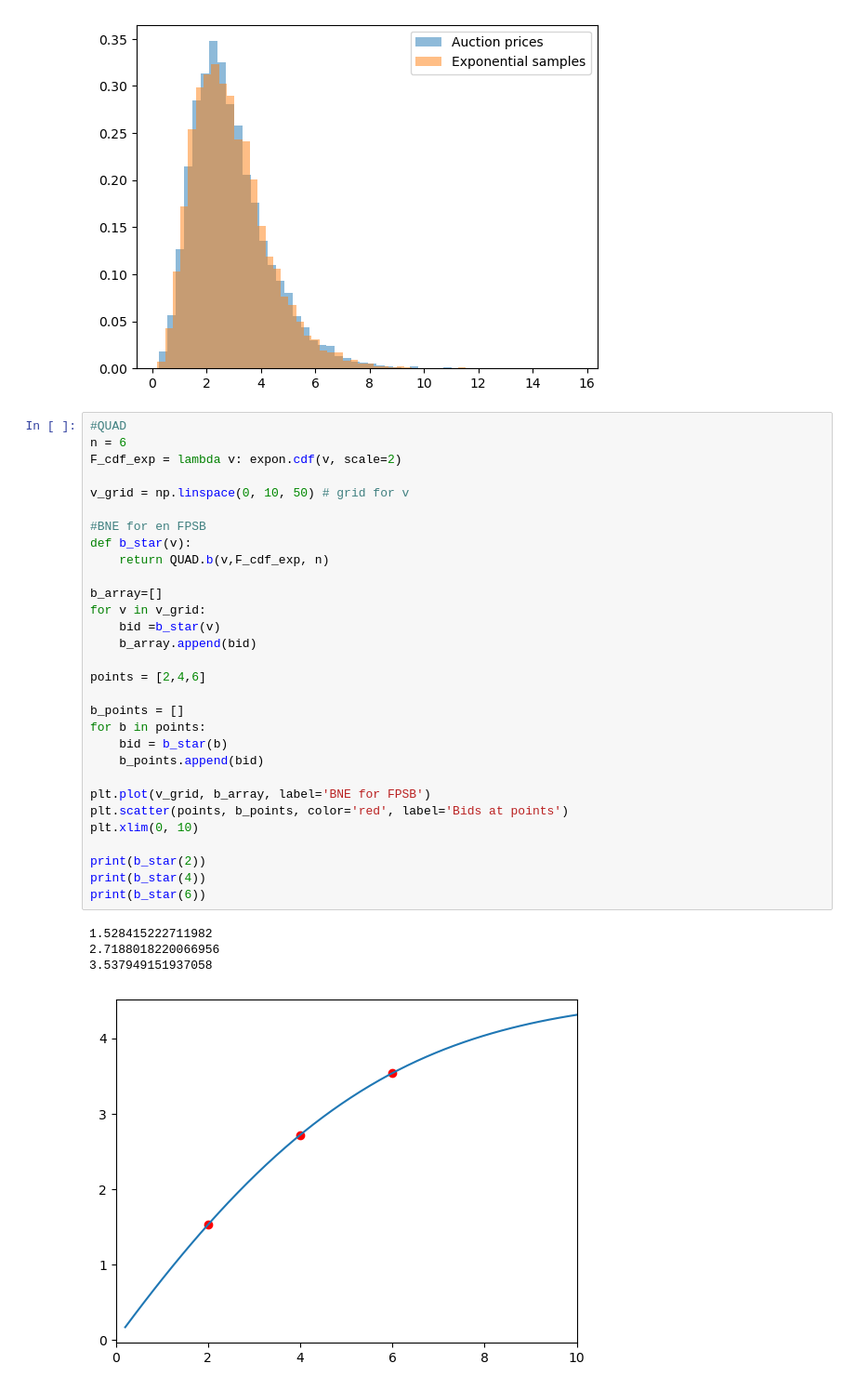
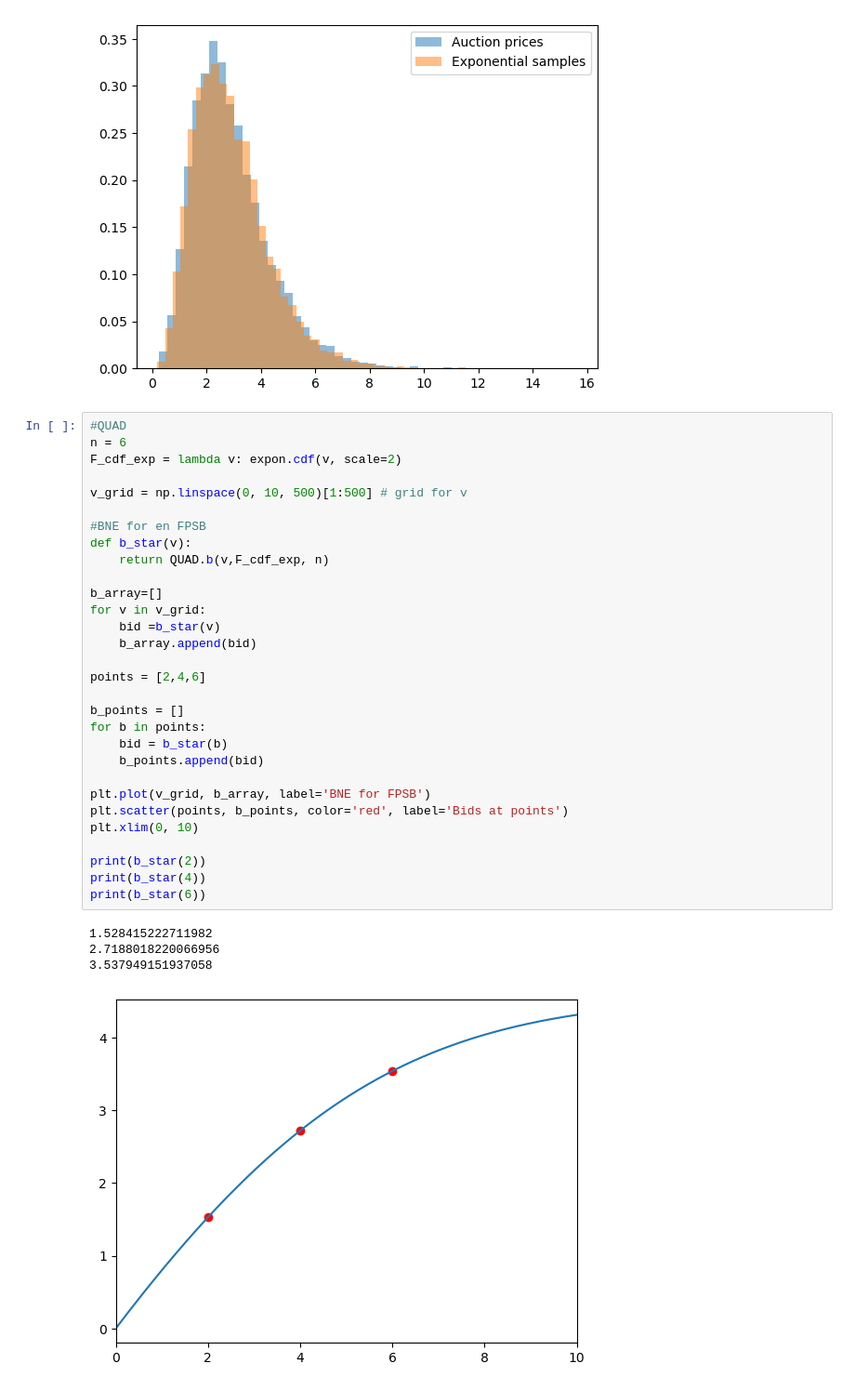
Before and after one commit to jaco477a/Eksamens-opgaver, a Jupyter notebook: Kode/2022/opg4.ipynb, the cells around one changed output. Shown at 93% size. Cells and saved outputs as stored; diff of their text form.

```diff
--- a/Kode/2022/opg4.ipynb
+++ b/Kode/2022/opg4.ipynb
@@ -48,36 +48,36 @@ plt.legend(['Auction prices', 'Exponential samples'])
 n = 6
 F_cdf_exp = lambda v: expon.cdf(v, scale=2)
 
-v_grid = np.linspace(0, 10, 50) # grid for v
+v_grid = np.linspace(0, 10, 500)[1:500] # grid for v
 
 #BNE for en FPSB
 def b_star(v):
     return QUAD.b(v,F_cdf_exp, n)
 
 b_array=[]
 for v in v_grid:
     bid =b_star(v)
     b_array.append(bid)
 
 points = [2,4,6]
 
 b_points = []
 for b in points:
     bid = b_star(b)
     b_points.append(bid)
 
 plt.plot(v_grid, b_array, label='BNE for FPSB')
 plt.scatter(points, b_points, color='red', label='Bids at points')
 plt.xlim(0, 10)
 
 print(b_star(2))
 print(b_star(4))
 print(b_star(6))
 # %% [output]
 1.528415222711982
 2.7188018220066956
 3.537949151937058
-[figure, old version]
+[figure, new version]
 # %%
 from scipy import interpolate
 
```
Also changed, not shown: parts of 3 cells of this notebook.
